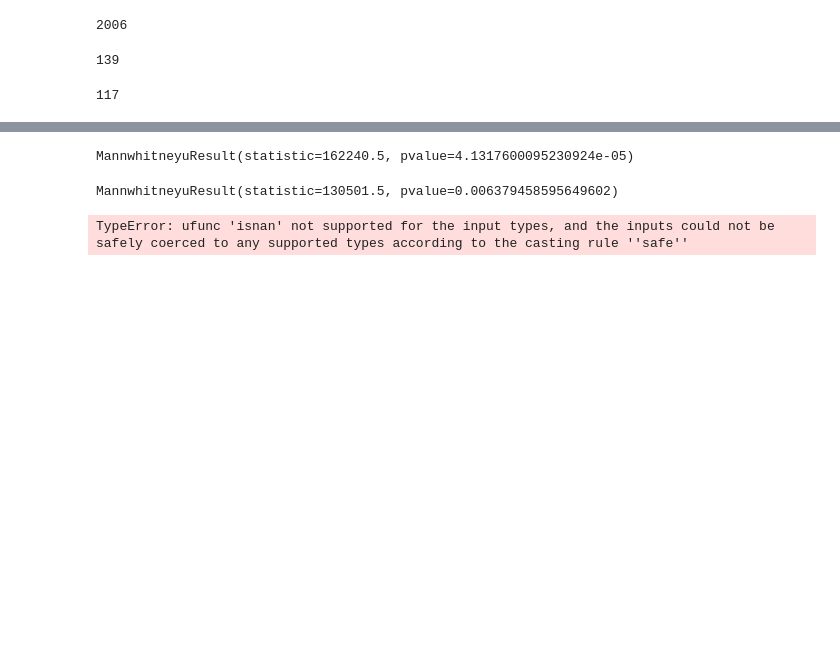
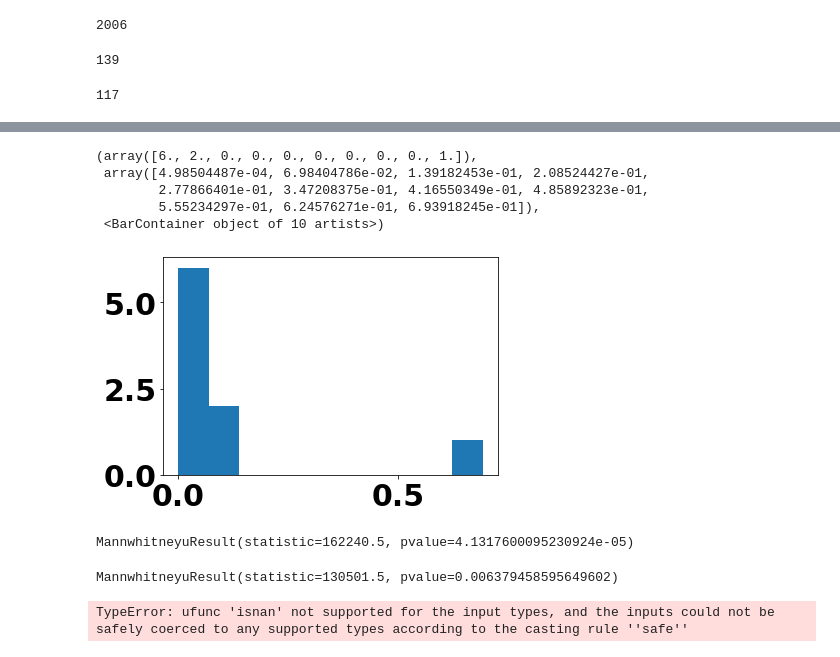
Before and after one commit to l-khali/In2Research, a Jupyter notebook: csd_flag.ipynb, the cells around one changed output, grey strips where cells are left out. Cells and saved outputs as stored; diff of their text form; code cells hidden in the pictures; blank space fills up the shorter version.

Commit message:
diagrams

```diff
--- a/csd_flag.ipynb
+++ b/csd_flag.ipynb
@@ -609,3 +515,14 @@ len(cohort_3_prop)
 cohort_2_prop = [float(x) for x in cohort_2_prop]
 cohort_1_prop = [float(x) for x in cohort_1_prop]
 cohort_3_prop = [float(x) for x in cohort_3_prop]
+# %%
+cohort_2_prop_count = pd.Series(cohort_2_prop).value_counts()
+cohort_1_prop_count = pd.Series(cohort_1_prop).value_counts()
+cohort_3_prop_count = pd.Series(cohort_3_prop).value_counts()
+# %%
+df2 = pd.DataFrame(cohort_2_prop_count/len(cohort_2_prop))
+df1 = pd.DataFrame(cohort_1_prop_count/len(cohort_1_prop))
+df3 = pd.DataFrame(cohort_3_prop_count/len(cohort_3_prop))
+
+
+list(df2[0])
@@ -611,0 +541,21 @@ cohort_3_prop = [float(x) for x in cohort_3_prop]
+# %%
+from matplotlib import rc
+
+# fig, axs = plt.subplots(1, 2, figsize=(33, 22), sharex=True, sharey=True)
+
+plt.rcParams['font.size'] = '30'
+rc('font', weight='bold')
+
+r = df2.index
+names = ['C1','C2','C1','C2', 'C1','C2']
+barWidth = 1
+
+# plt.bar((cohort_2_prop_count/len(cohort_2_prop))[:,0],(cohort_2_prop_count/len(cohort_2_prop))[:,1])
+plt.hist(list(df2[0]))
+# %% [output]
+(array([6., 2., 0., 0., 0., 0., 0., 0., 0., 1.]),
+ array([4.98504487e-04, 6.98404786e-02, 1.39182453e-01, 2.08524427e-01,
+        2.77866401e-01, 3.47208375e-01, 4.16550349e-01, 4.85892323e-01,
+        5.55234297e-01, 6.24576271e-01, 6.93918245e-01]),
+ <BarContainer object of 10 artists>)
+[figure, added]
```
Also changed, not shown: parts of 29 cells of this notebook, 20 other files.
